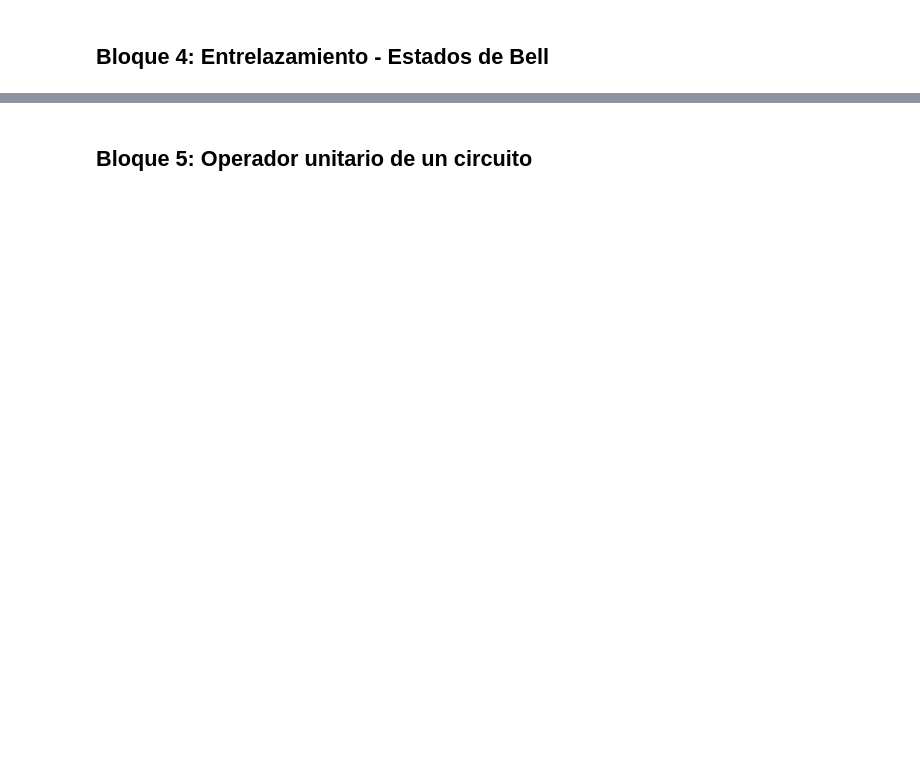
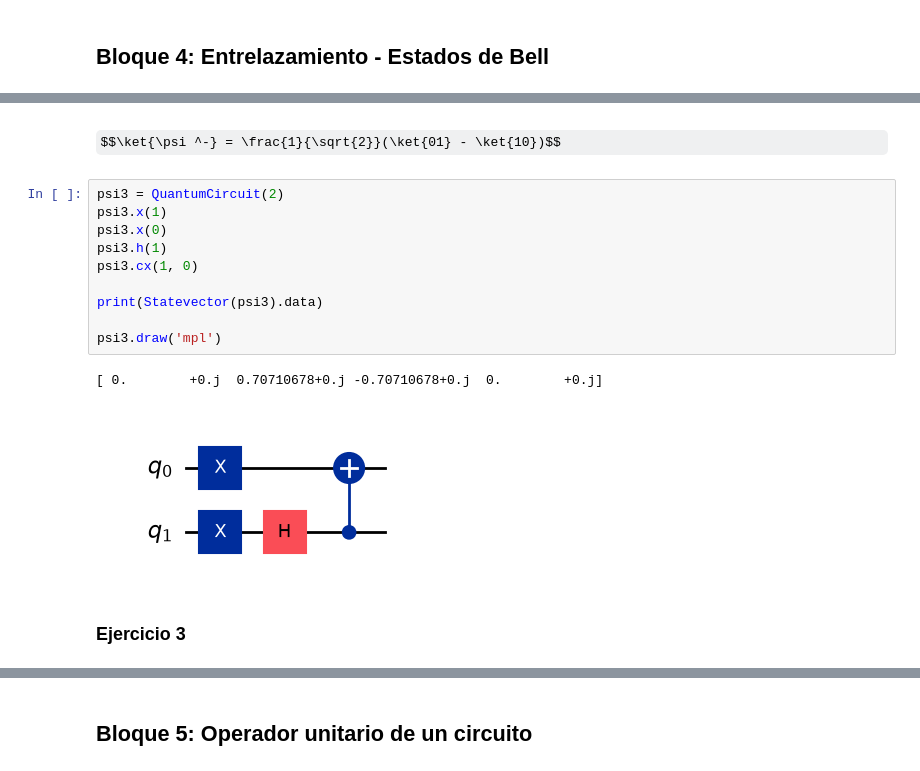
Before and after one commit to zhengzhu14/quantum_circuit_lab, a Jupyter notebook: Pr1/pr1.ipynb, the cells around one changed output, grey strips where cells are left out. Drawn from its saved outputs; the diff is of its cells as text; some formulas as TeX source; blank space fills up the shorter version.

```diff
--- a/Pr1/pr1.ipynb
+++ b/Pr1/pr1.ipynb
@@ -132,0 +778,17 @@ donde $CNOT_{i, j}$ indica que el qubit $i$ es el control y $j$ es el target. Co
+# %% [markdown]
+$$\ket{\psi ^-} = \frac{1}{\sqrt{2}}(\ket{01} - \ket{10})$$
+# %%
+psi3 = QuantumCircuit(2)
+psi3.x(1)
+psi3.x(0)
+psi3.h(1)
+psi3.cx(1, 0)
+
+print(Statevector(psi3).data)
+
+psi3.draw('mpl')
+# %% [output]
+[ 0.        +0.j  0.70710678+0.j -0.70710678+0.j  0.        +0.j]
+[figure, added]
+# %% [markdown]
+### Ejercicio 3
```
Also changed, not shown: parts of 59 cells of this notebook, 3 other files.
